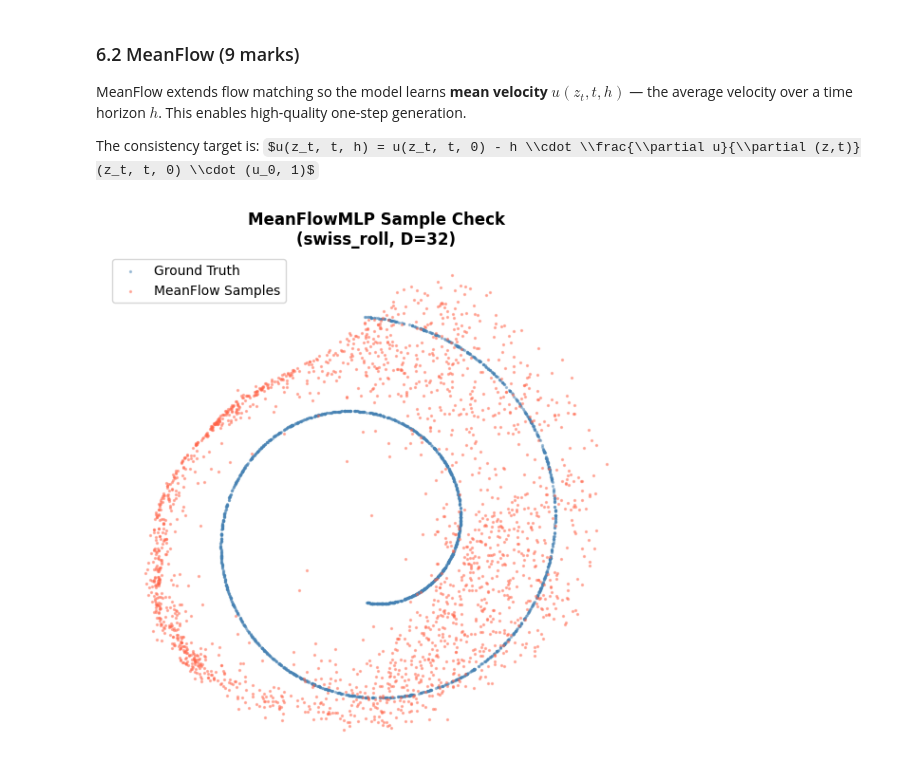
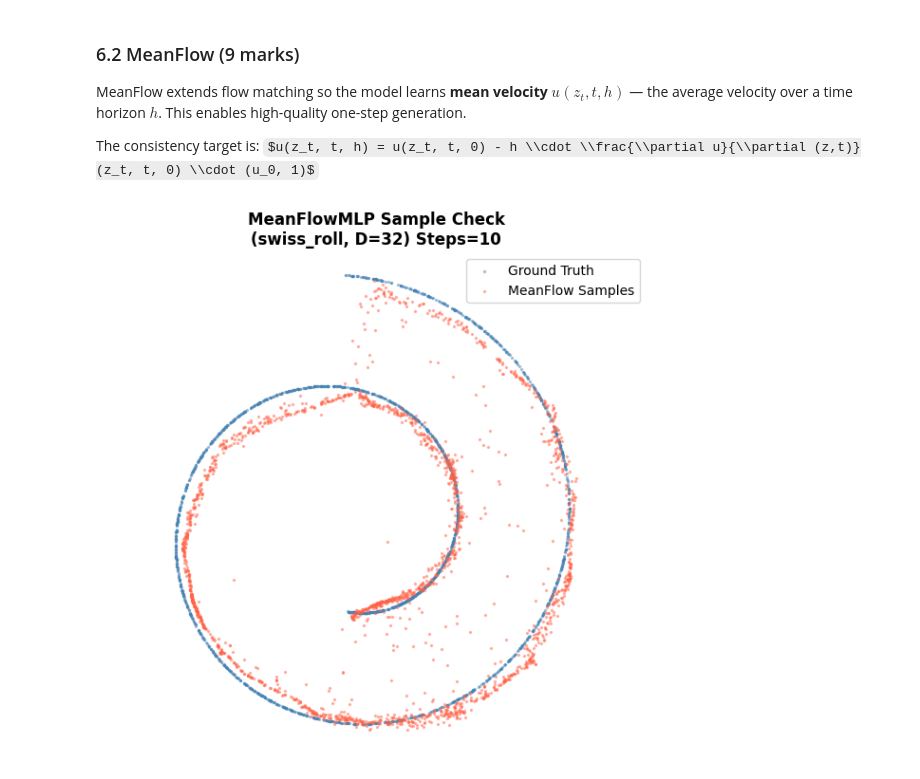
Before and after one commit to hadissuryaalamin/COMP4680-8650-Flowmatching, a Jupyter notebook: assignment.ipynb, the cells around one changed output. Cells and saved outputs as stored; diff of their text form; code cells hidden in the pictures; some formulas as TeX source.

Commit message:
get the model for part 4

```diff
--- a/assignment.ipynb
+++ b/assignment.ipynb
@@ -894,7 +894,7 @@ def v_to_loss_space(v, z_t, t, loss_type):
 def train_meanflow(
     dataset_name, dim=32, n_steps=25000, batch_size=1024,
     lr=1e-3, hidden=256,
-    pred_type='x', loss_type='x', device=DEVICE
+    pred_type='x', loss_type='x', fm_ratio=0.5, device=DEVICE
 ):
     loader    = get_dataloader(name=dataset_name, dim=dim, batch_size=batch_size)
     data_iter = iter(loader)
@@ -903,7 +903,7 @@ def train_meanflow(
     losses    = []
     model.train()
 
-    for step in tqdm(range(n_steps), desc=f'{dataset_name} D={dim} {pred_type}/{loss_type}', leave=False):
+    for step in tqdm(range(n_steps), desc=f'{dataset_name} D={dim} {pred_type}/{loss_type} fm={fm_ratio}', leave=False):
         try:
             x = next(data_iter).to(device).float()
         except StopIteration:
@@ -913,7 +913,14 @@ def train_meanflow(
         B     = x.shape[0]
         noise = torch.randn_like(x)
         t, r  = sample_t_r_lognorm(B, device=device)
-        h     = t - r
+
+        # Flow matching ratio: dengan prob fm_ratio, set r = t (h = 0).
+        # Ini bikin model belajar standard flow matching di sebagian batch.
+        # Untuk h=0, formula target u_tgt = v - h*du/dt otomatis jadi v_gt.
+        fm_mask = torch.rand(B, device=device) < fm_ratio
+        r       = torch.where(fm_mask, t, r)
+        h       = t - r
+
         z_t   = lin_interpolation(x, noise, t)
         v_gt  = gt_velocity(x, noise)
 
@@ -932,6 +939,7 @@ def train_meanflow(
         dudt = dudt.clamp(-10.0, 10.0)
 
         # Target dalam v-space → convert ke loss_type
+        # Untuk fm_mask=True (h=0), time_diff*dudt = 0 → target = v_gt (standard FM)
         time_diff  = h.unsqueeze(-1)
         u_target_v = (v_gt - time_diff * dudt).detach()
         target     = v_to_loss_space(u_target_v, z_t, t, loss_type)
@@ -964,20 +972,23 @@ def meanflow_sample(model, n_samples, dim, n_steps=1, pred_type='x', device=DEVI
     return z.cpu().numpy()
 # %%
 # Quick sanity check for MeanFlowMLP on swiss_roll D=32:
-model_meanflow, _ = train_meanflow('swiss_roll', dim=32, n_steps=25000, hidden=256, pred_type='x', loss_type='x')
+_pred_type = 'x'
+_loss_type = 'v'
+_fm_ratio = 0.7
+model_meanflow, _ = train_meanflow('swiss_roll', dim=32, n_steps=25000, hidden=256, pred_type=_pred_type, loss_type=_loss_type, fm_ratio=_fm_ratio)
 # %%
-_n_steps = 5
+_n_steps = 10
 ds_mf = ToyDiffusionDataset(name='swiss_roll', dim=32)
-samples_mf = meanflow_sample(model_meanflow, n_samples=2000, dim=32, n_steps=_n_steps, pred_type='x')
+samples_mf = meanflow_sample(model_meanflow, n_samples=2000, dim=32, n_steps=_n_steps, pred_type=_pred_type)
 samples_mf_2d = ds_mf.to_2d(samples_mf)
 gt_mf_2d = ds_mf.to_2d(ds_mf.data.numpy())
 plt.figure(figsize=(6, 6))
 plt.scatter(gt_mf_2d[:2000, 0], gt_mf_2d[:2000, 1], s=2, alpha=0.4, color='steelblue', label='Ground Truth')
 plt.scatter(samples_mf_2d[:, 0], samples_mf_2d[:, 1], s=2, alpha=0.4, color='tomato', label='MeanFlow Samples')
 plt.title(f'MeanFlowMLP Sample Check\n(swiss_roll, D=32) Steps={_n_steps}', fontsize=12, fontweight='bold')
 plt.legend()
 plt.axis('equal'); plt.axis('off')
 plt.tight_layout()
 plt.show()
 # %% [output]
-[figure, old version]
+[figure, new version]
```
